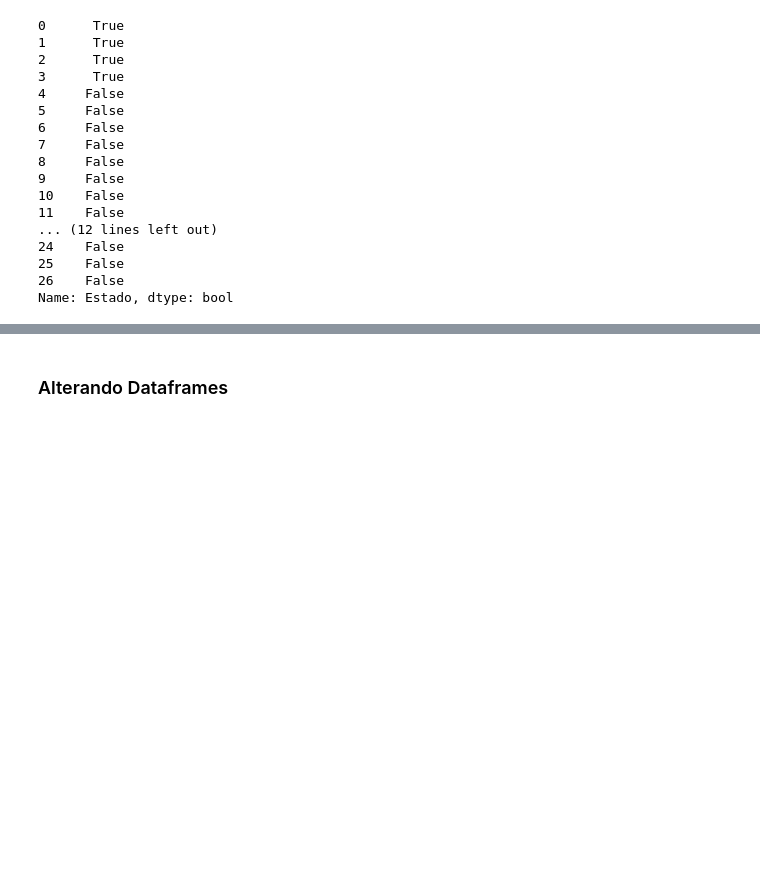
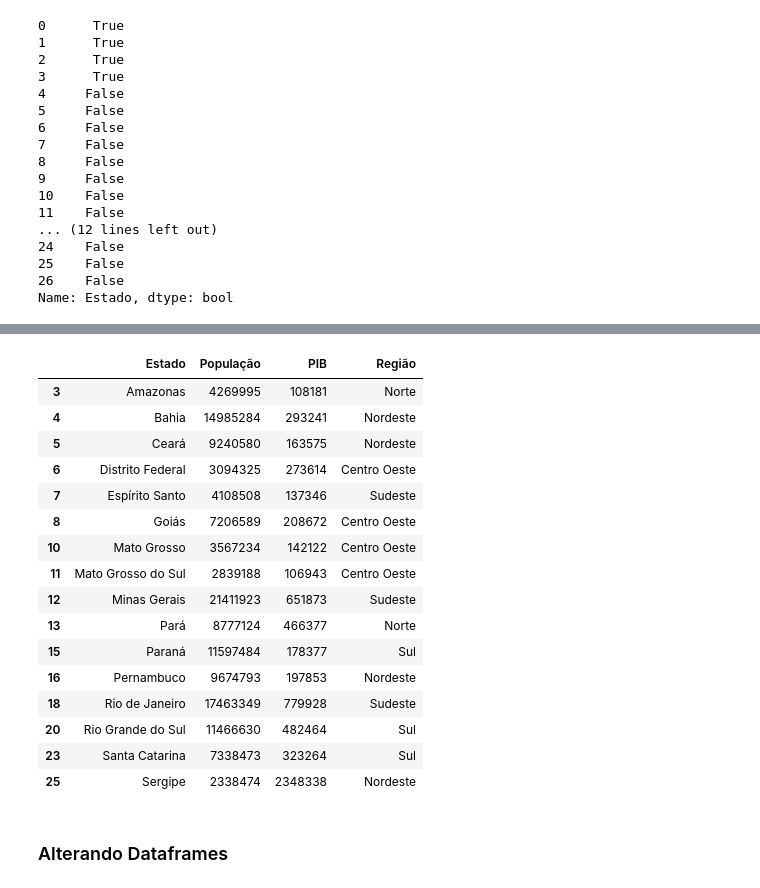
Before and after one commit to F-Neres/Python_for_Data_Science, a Jupyter notebook: Notas/Pacotes/Pandas.ipynb, the cells around one changed output, grey strips where cells are left out. Saved outputs shown, nothing was run; the diff lists cells and outputs as text; code cells hidden in the pictures; blank space fills up the shorter version.

```diff
--- a/Notas/Pacotes/Pandas.ipynb
+++ b/Notas/Pacotes/Pandas.ipynb
@@ -1047,3 +1047,25 @@ Tabela2[Tabela2.Estado.str.endswith('Sul')]
+# %%
+# filter
+
+Tabela2[Tabela2['PIB'] > 100000].groupby('Região').filter(lambda x:x['População'].mean() > 200000)
+# %% [output]
+|  | Estado | População | PIB | Região |
+| 3 | Amazonas | 4269995 | 108181 | Norte |
+| 4 | Bahia | 14985284 | 293241 | Nordeste |
+| 5 | Ceará | 9240580 | 163575 | Nordeste |
+| 6 | Distrito Federal | 3094325 | 273614 | Centro Oeste |
+| 7 | Espírito Santo | 4108508 | 137346 | Sudeste |
+| 8 | Goiás | 7206589 | 208672 | Centro Oeste |
+| 10 | Mato Grosso | 3567234 | 142122 | Centro Oeste |
+| 11 | Mato Grosso do Sul | 2839188 | 106943 | Centro Oeste |
+| 12 | Minas Gerais | 21411923 | 651873 | Sudeste |
+| 13 | Pará | 8777124 | 466377 | Norte |
+| 15 | Paraná | 11597484 | 178377 | Sul |
+| 16 | Pernambuco | 9674793 | 197853 | Nordeste |
+| 18 | Rio de Janeiro | 17463349 | 779928 | Sudeste |
+| 20 | Rio Grande do Sul | 11466630 | 482464 | Sul |
+| 23 | Santa Catarina | 7338473 | 323264 | Sul |
+| 25 | Sergipe | 2338474 | 2348338 | Nordeste |
 # %% [markdown]
 ### Alterando Dataframes
 # %%
```
Also changed, not shown: parts of 5 cells of this notebook.
